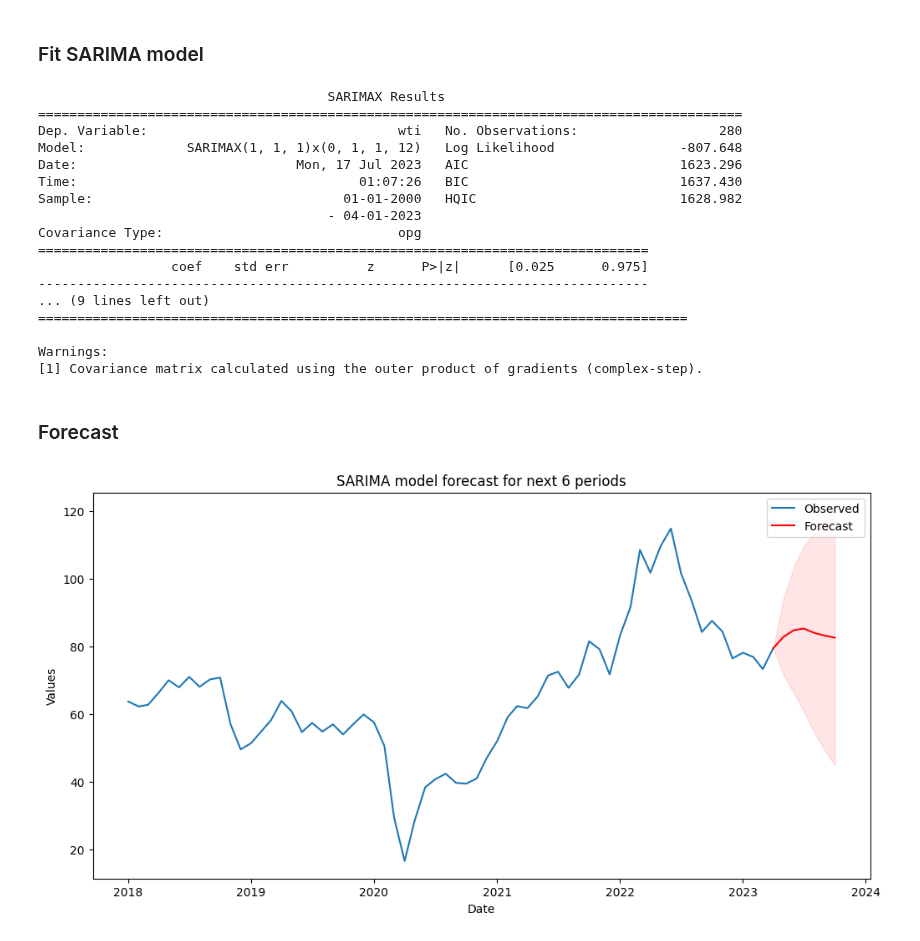
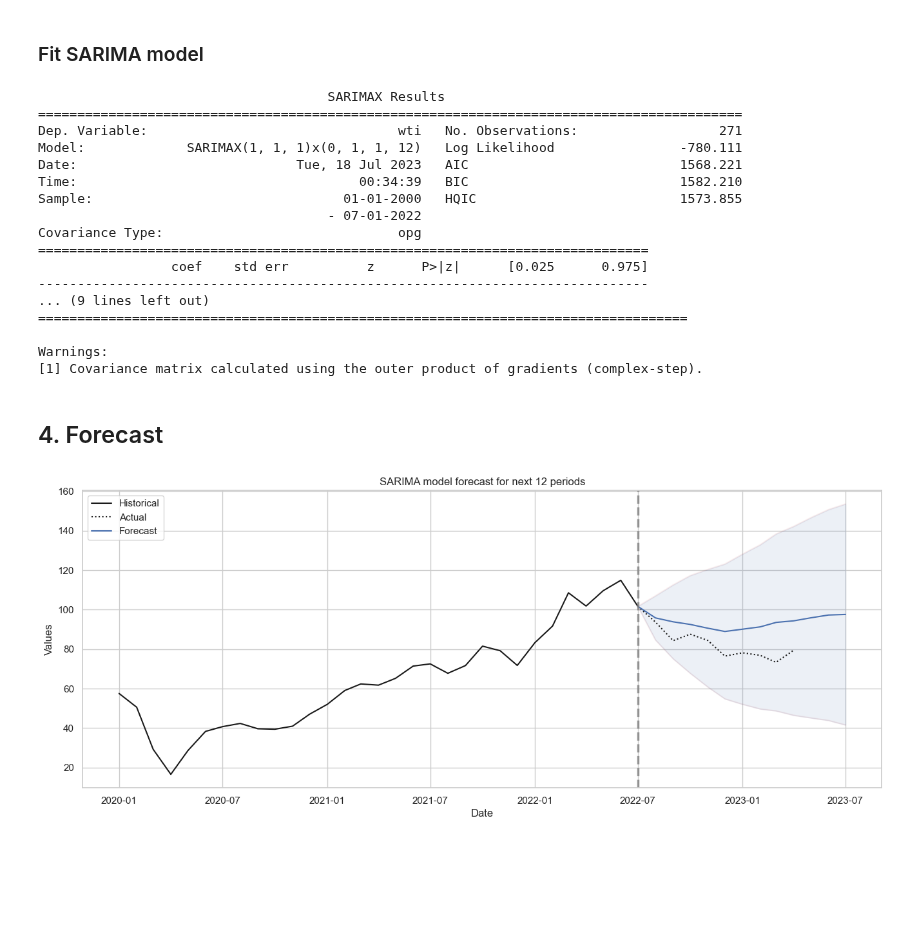
Before and after one commit to faridjn/WTI_Crude_Oil_Price_Prediction_Using_ML, a Jupyter notebook: notebooks/6.0_SARIMAX.ipynb, the cells around one changed output. Saved outputs shown, nothing was run; the diff lists cells and outputs as text; code cells hidden in the pictures; blank space fills up the shorter version.

```diff
--- a/notebooks/6.0_SARIMAX.ipynb
+++ b/notebooks/6.0_SARIMAX.ipynb
@@ -44,6 +44,9 @@ print(f)
 D:\gitProjects\WTI_Crude_Oil_Price_Prediction_Using_ML\data\interim\step3_eda_wti_price.csv
 # %% [markdown]
 ## 2. Cleaning, transforming and visualizing
+# %%
+BASE_DATE = '2022-07-01'
+TARGET_FEATURE = 'wti'
 # %% [markdown]
 ### Type conversions
 # %%
@@ -75,10 +78,13 @@ Date
 2000-09-01    33.88
 2000-10-01    33.11
 Name: wti, dtype: float64
+# %%
+# Define the BASE_DATE variable
+BASE_DATE = pd.to_datetime(BASE_DATE)
 # %% [markdown]
 ### Making a predictor variable `y`
 # %%
-y = df['wti']
+y = df[TARGET_FEATURE][:BASE_DATE]
 type(y)
 # %% [output]
 pandas.core.series.Series
@@ -311,12 +323,12 @@ pred_conf = pred.conf_int()
 # %% [output]
                                      SARIMAX Results
 ==========================================================================================
-Dep. Variable:                                wti   No. Observations:                  280
-Model:             SARIMAX(1, 1, 1)x(0, 1, 1, 12)   Log Likelihood                -807.648
-Date:                            Mon, 17 Jul 2023   AIC                           1623.296
-Time:                                    01:07:26   BIC                           1637.430
-Sample:                                01-01-2000   HQIC                          1628.982
-                                     - 04-01-2023
+Dep. Variable:                                wti   No. Observations:                  271
+Model:             SARIMAX(1, 1, 1)x(0, 1, 1, 12)   Log Likelihood                -780.111
+Date:                            Tue, 18 Jul 2023   AIC                           1568.221
+Time:                                    00:34:39   BIC                           1582.210
+Sample:                                01-01-2000   HQIC                          1573.855
+                                     - 07-01-2022
 Covariance Type:                              opg
 ==============================================================================
                  coef    std err          z      P>|z|      [0.025      0.975]
@@ -327,9 +339,10 @@ Covariance Type:                              opg
 Warnings:
 [1] Covariance matrix calculated using the outer product of gradients (complex-step).
 # %% [markdown]
-### Forecast
+## 4. Forecast
 # %%
-def plot_forecast(model_results, data, steps=6, start_date=None):
+
+def plot_forecast(model_results, data, data_all, steps=6, start_date=None):
     # forecast for the next 'steps' periods
     forecast = model_results.get_forecast(steps=steps)
     forecast_ci = forecast.conf_int()
@@ -337,6 +350,7 @@ def plot_forecast(model_results, data, steps=6, start_date=None):
     # If a start date is provided, slice the data
     if start_date:
         data = data[start_date:]
+        data_all = data_all[start_date:]
 
     # create a new row for the forecast confidence interval dataframe
     new_row = pd.DataFrame([[data.values[-1], data.values[-1]]], columns=forecast_ci.columns, index=[pd.to_datetime(data.index[-1])])
@@ -344,27 +358,37 @@ def plot_forecast(model_results, data, steps=6, start_date=None):
     # concatenate the new row and the original dataframe
     forecast_ci = pd.concat([new_row, forecast_ci])
 
+    # set seaborn style
+    sns.set(style='whitegrid')
+
+    # set the figure size
+    plt.figure(figsize=(16, 6))
+
     # plot the time series data
-    plt.figure(figsize=(12, 6))
-    plt.plot(data.index, data.values, label='Observed')
+    sns.lineplot(data=data, color='k', label='Historical')
+    sns.lineplot(data=data_all[BASE_DATE:], color='k', linestyle = 'dotted', label='Actual')
+
 
     forecast_index = pd.DatetimeIndex([data.index[-1]]).append(forecast.predicted_mean.index)
     forecast_values = np.append(np.array(data.values[-1]), forecast.predicted_mean.values)
 
     # plot your mean predictions
-    plt.plot(forecast_index, forecast_values, color='r', label='Forecast')
+    sns.lineplot(x=forecast_index, y=forecast_values, color='b', label='Forecast')
 
     # shade the area between your confidence limits
-    plt.fill_between(forecast_ci.index,
-                     forecast_ci.iloc[:, 0],
-                     forecast_ci.iloc[:, 1], color='r', alpha=.1)
+    sns.lineplot(x=forecast_ci.index, y=forecast_ci.iloc[:, 0], color='r', alpha=0.1)
+    sns.lineplot(x=forecast_ci.index, y=forecast_ci.iloc[:, 1], color='r', alpha=0.1)
+    plt.fill_between(forecast_ci.index, forecast_ci.iloc[:, 0], forecast_ci.iloc[:, 1], color='b', alpha=0.1)
 
     plt.title('SARIMA model forecast for next {} periods'.format(steps))
     plt.xlabel('Date')
     plt.ylabel('Values')
+
+    plt.axvline(x=BASE_DATE, c='gray', linewidth = 2.5, ls='--', alpha=0.8)
+
     plt.legend()
     plt.show()
 # %%
-plot_forecast(results, y, 6,'2018-01-01')
+plot_forecast(results, y, df[TARGET_FEATURE],  12,'2020-01-01')
 # %% [output]
-[figure, old version]
+[figure, new version]
```
Also changed, not shown: parts of 14 cells of this notebook.
